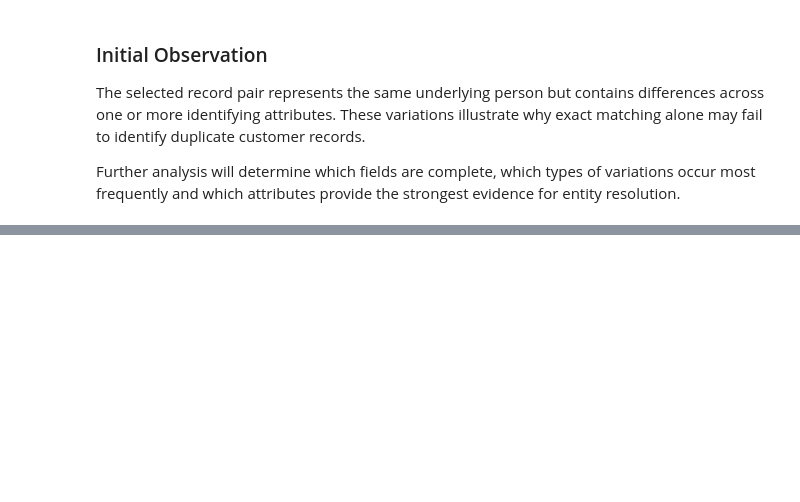
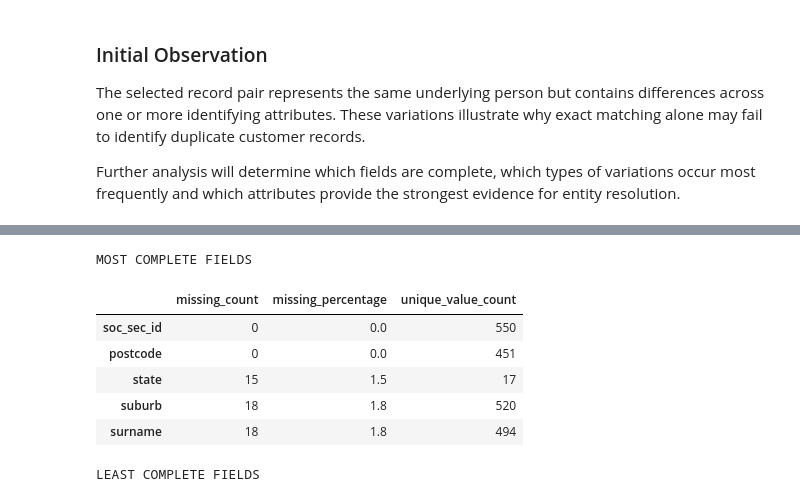
Before and after one commit to WaleBalogunK/Repository-name-entity-resolution-golden-record-lab, a Jupyter notebook: notebooks/01_data_acquisition_and_initial_audit.ipynb, the cells around one changed output, grey strips where cells are left out. Cells and saved outputs as stored; diff of their text form; code cells hidden in the pictures; blank space fills up the shorter version.

```diff
--- a/notebooks/01_data_acquisition_and_initial_audit.ipynb
+++ b/notebooks/01_data_acquisition_and_initial_audit.ipynb
@@ -171,0 +350,79 @@ Further analysis will determine which fields are complete, which types of variat
+# %%
+# Summarise the main findings from the initial data-quality audit
+
+most_complete_fields = (
+    data_quality_summary
+    .sort_values(
+        by=["missing_percentage", "unique_percentage"],
+        ascending=[True, False]
+    )
+    .head(5)
+)
+
+least_complete_fields = (
+    data_quality_summary
+    .sort_values(
+        by="missing_percentage",
+        ascending=False
+    )
+    .head(5)
+)
+
+formatting_issues = text_quality_summary[
+    (text_quality_summary["blank_string_count"] > 0)
+    | (
+        text_quality_summary[
+            "leading_or_trailing_space_count"
+        ] > 0
+    )
+]
+
+exact_duplicate_records = febrl_records.duplicated().sum()
+
+records_in_exact_duplicate_groups = (
+    febrl_records.duplicated(keep=False).sum()
+)
+
+print("MOST COMPLETE FIELDS")
+display(
+    most_complete_fields[
+        [
+            "missing_count",
+            "missing_percentage",
+            "unique_value_count"
+        ]
+    ]
+)
+
+print("\nLEAST COMPLETE FIELDS")
+display(
+    least_complete_fields[
+        [
+            "missing_count",
+            "missing_percentage",
+            "unique_value_count"
+        ]
+    ]
+)
+
+print("\nFORMATTING ISSUES")
+if formatting_issues.empty:
+    print("No blank strings or surrounding whitespace detected.")
+else:
+    display(formatting_issues)
+
+print("\nEXACT DUPLICATE RESULTS")
+print(f"Exact duplicate records: {exact_duplicate_records:,}")
+print(
+    "Records belonging to exact duplicate groups: "
+    f"{records_in_exact_duplicate_groups:,}"
+)
+# %% [output]
+MOST COMPLETE FIELDS
+|  | missing_count | missing_percentage | unique_value_count |
+| soc_sec_id | 0 | 0.0 | 550 |
+| postcode | 0 | 0.0 | 451 |
+| state | 15 | 1.5 | 17 |
+| suburb | 18 | 1.8 | 520 |
+| surname | 18 | 1.8 | 494 |
+LEAST COMPLETE FIELDS
```
Also changed, not shown: parts of 15 cells of this notebook.
